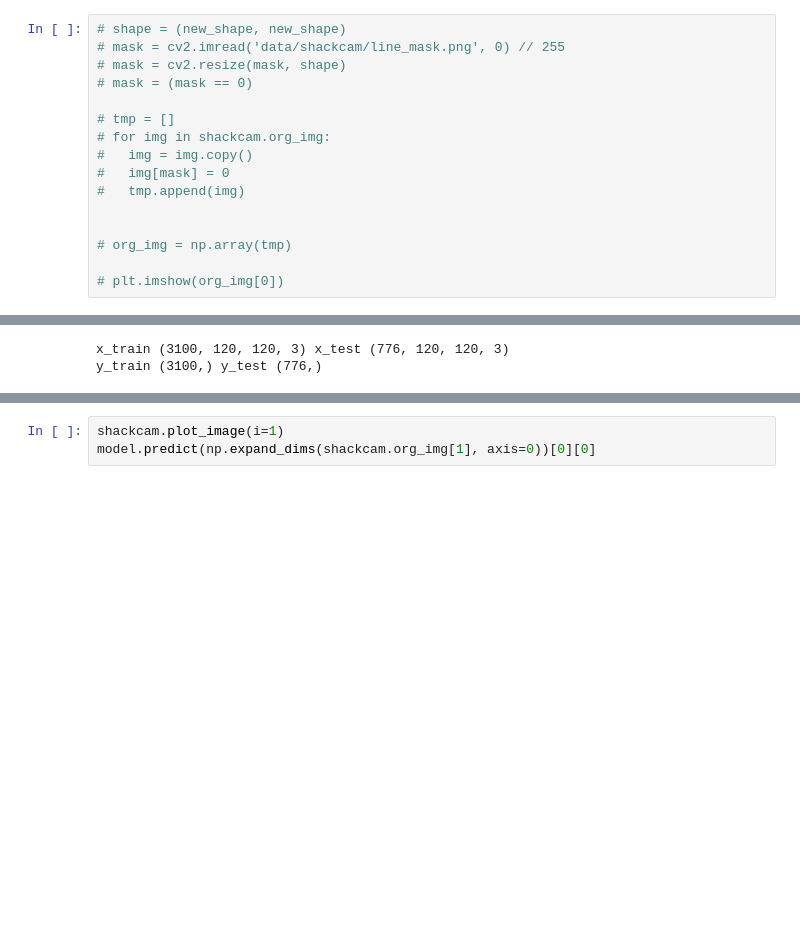
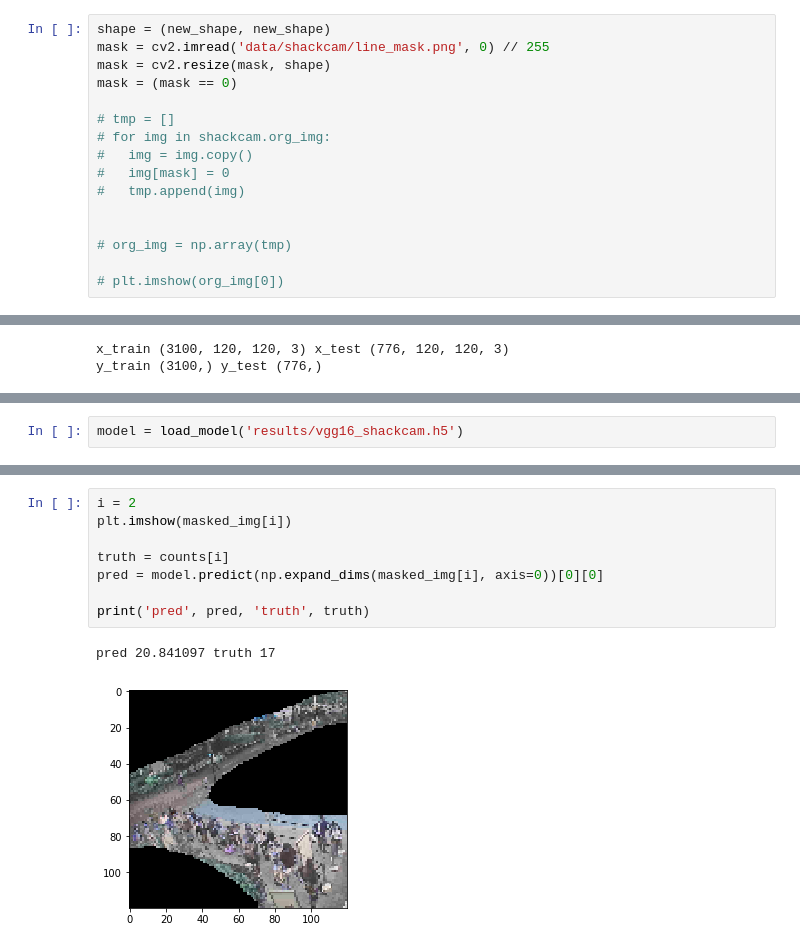
Before and after one commit to philkim72/DeepShack, a Jupyter notebook: train/vgg16.ipynb, the cells around one changed output, grey strips where cells are left out. Drawn from its saved outputs; the diff is of its cells as text; blank space fills up the shorter version.

```diff
--- a/train/vgg16.ipynb
+++ b/train/vgg16.ipynb
@@ -65,8 +64,8 @@ Total image samples 3878
 # %%
-# shape = (new_shape, new_shape)
-# mask = cv2.imread('data/shackcam/line_mask.png', 0) // 255
-# mask = cv2.resize(mask, shape)
-# mask = (mask == 0)
+shape = (new_shape, new_shape)
+mask = cv2.imread('data/shackcam/line_mask.png', 0) // 255
+mask = cv2.resize(mask, shape)
+mask = (mask == 0)
 
 # tmp = []
 # for img in shackcam.org_img:
@@ -137,0 +137,2 @@ Epoch 8/30
+# %%
+model = load_model('results/vgg16_shackcam.h5')
@@ -138,3 +152,11 @@ Epoch 8/30
 # %%
-shackcam.plot_image(i=1)
-model.predict(np.expand_dims(shackcam.org_img[1], axis=0))[0][0]
+i = 2
+plt.imshow(masked_img[i])
+
+truth = counts[i]
+pred = model.predict(np.expand_dims(masked_img[i], axis=0))[0][0]
+
+print('pred', pred, 'truth', truth)
+# %% [output]
+pred 20.841097 truth 17
+[figure, added]
```
Also changed, not shown: parts of 5 cells of this notebook.
